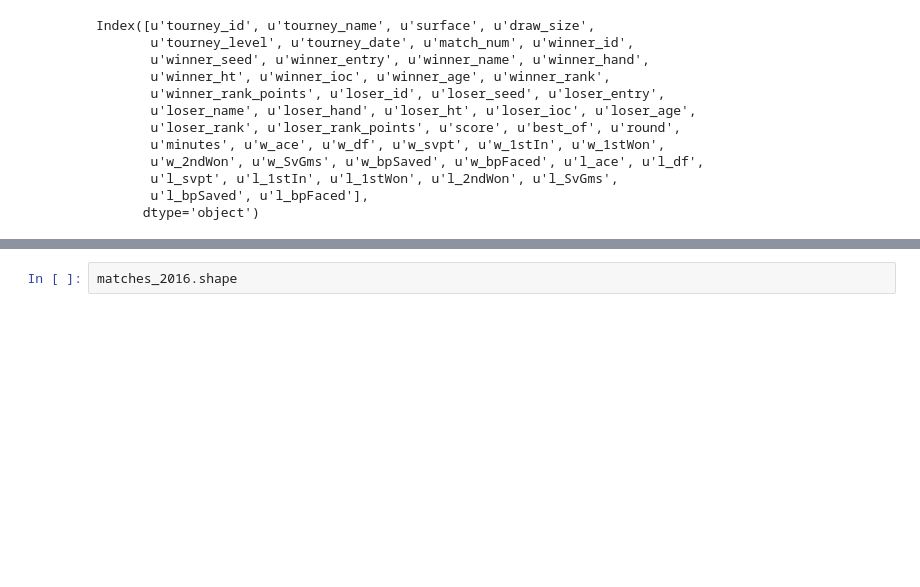
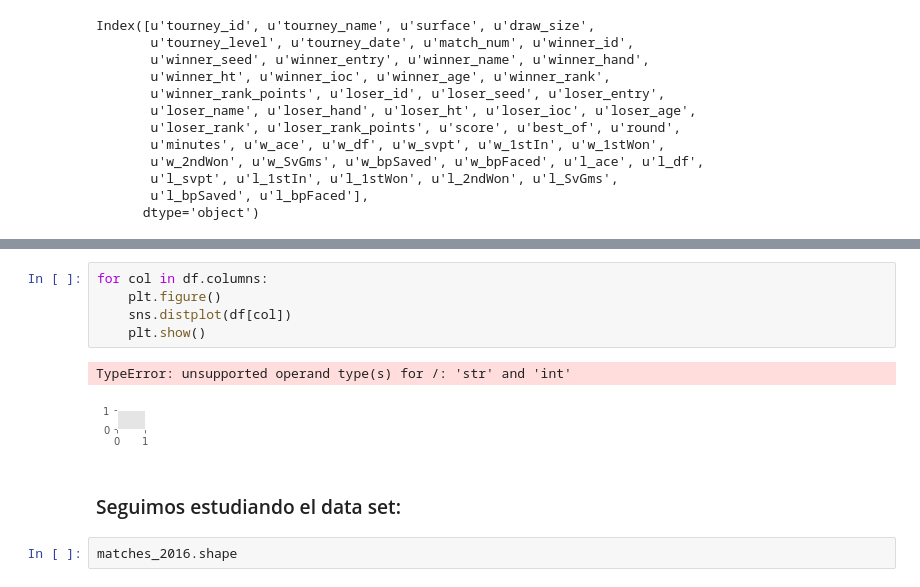
Before and after one commit to ISANJUA/TFM_ML4sportsBets, a Jupyter notebook: ETL - Prueba 1.ipynb, the cells around one changed output, grey strips where cells are left out. Saved outputs shown, nothing was run; the diff lists cells and outputs as text; blank space fills up the shorter version.

Commit message:
Add files via upload
Nuevas visualizaciones

```diff
--- a/ETL - Prueba 1.ipynb
+++ b/ETL - Prueba 1.ipynb
@@ -59,3 +110,13 @@ Index([u'tourney_id', u'tourney_name', u'surface', u'draw_size',
+# %%
+for col in df.columns:
+    plt.figure()
+    sns.distplot(df[col])
+    plt.show()
+# %% [output]
+TypeError: unsupported operand type(s) for /: 'str' and 'int'
+[figure, added]
+# %% [markdown]
+### Seguimos estudiando el data set:
 # %%
 matches_2016.shape
 # %% [output]
```
Also changed, not shown: parts of 19 cells of this notebook.
